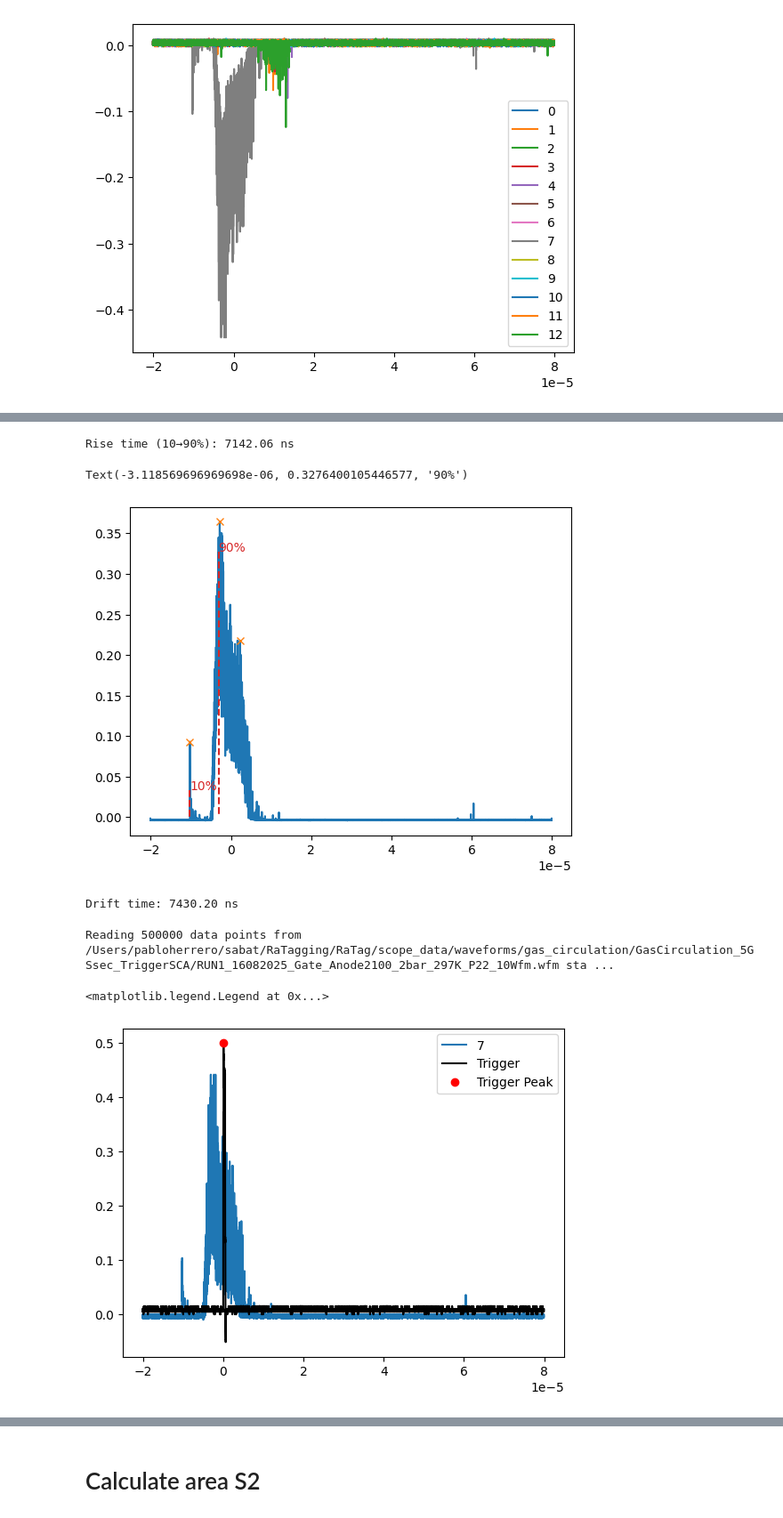
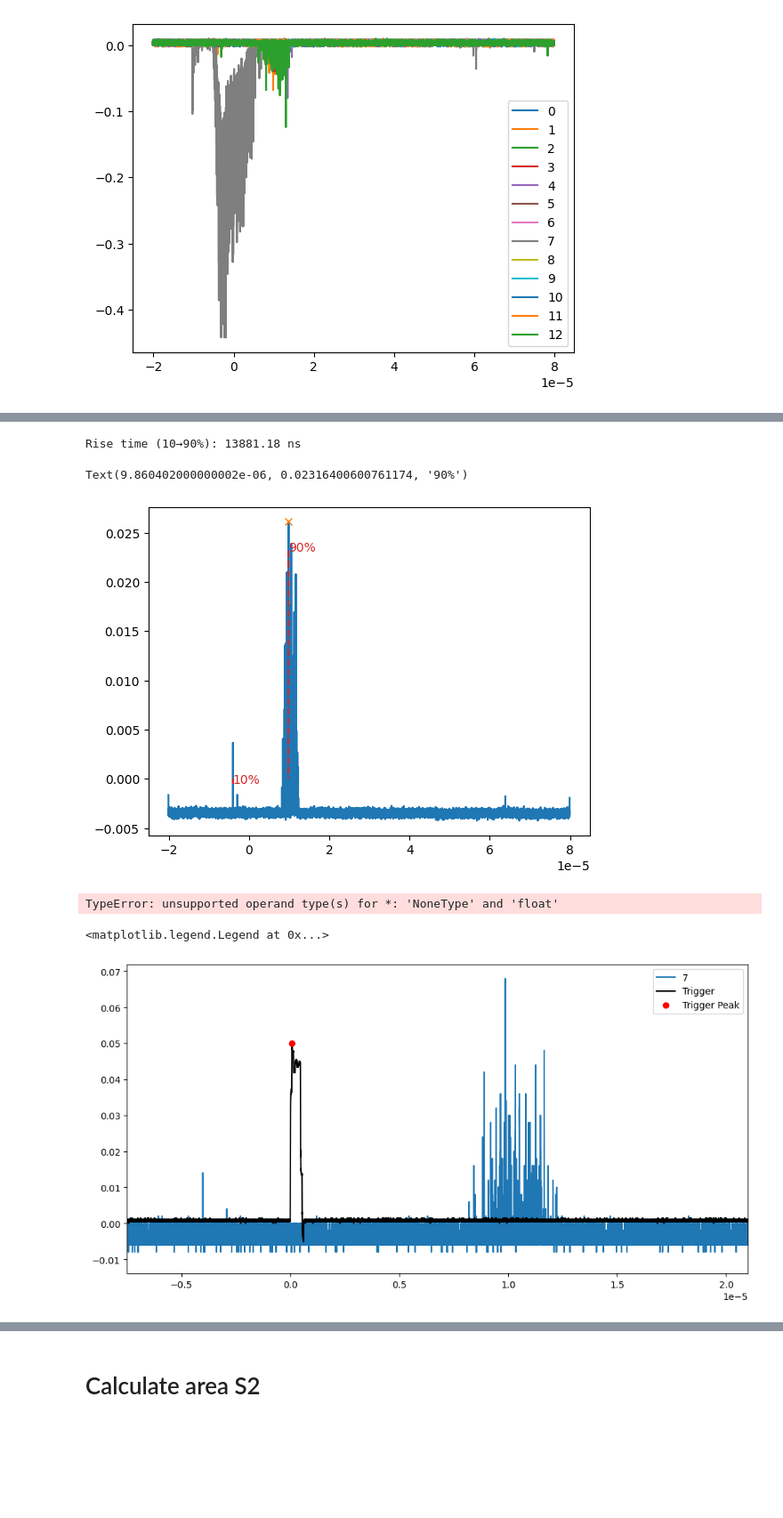
Before and after one commit to proscrite/RaTag, a Jupyter notebook: notebooks/s1s2_rate.ipynb, the cells around one changed output, grey strips where cells are left out. Shown: that part at 89% size. Drawn from its saved outputs; the diff is of its cells as text; code cells hidden in the pictures; blank space fills up the shorter version.

```diff
--- a/notebooks/s1s2_rate.ipynb
+++ b/notebooks/s1s2_rate.ipynb
@@ -8,7 +8,7 @@ from scipy.signal import find_peaks
 trigger_file = '/Users/pabloherrero/sabat/RaTagging/RaTag/scope_data/waveforms/gas_circulation/GasCirculation_5GSsec_TriggerSCA/sca_waveform.wfm'
 trig = wfm2read(trigger_file)
 trig_x, trig_y = trig[1], trig[0]
-trig_y = trig_y / (2* np.max(trig_y))
+trig_y = trig_y / (20* np.max(trig_y))
 
 path = '/Users/pabloherrero/sabat/RaTagging/RaTag/scope_data/waveforms/gas_circulation/GasCirculation_5GSsec_TriggerSCA/*.wfm'
 files = glob(path)
@@ -41,8 +41,8 @@ Reading 500000 data points from /Users/pabloherrero/sabat/RaTagging/RaTag/scope_
 [figure]
 # %%
 # …existing code…
-file7 = files[7]
-wf     = wfm2read(file7)
+file1 = files[1]
+wf     = wfm2read(file1)
 x, y   = wf[1], -wf[0]
 
 # 1) smooth with a simple moving average
@@ -103,9 +103,9 @@ plt.vlines([t10, t90], [thr10, thr90], [0.0, 0.0], linestyles='--', colors='C3')
 plt.text(t10, thr10,  '10%', color='C3')
 plt.text(t90, thr90,  '90%', color='C3')
 # %% [output]
-Rise time (10→90%): 7142.06 ns
+Rise time (10→90%): 13881.18 ns
-Text(-3.118569696969698e-06, 0.3276400105446577, '90%')
+Text(9.860402000000002e-06, 0.02316400600761174, '90%')
-[figure, old version]
+[figure, new version]
 # %%
 cond1 = peaks[0] < main_peak
 x_s1 = x[peaks[0]] if cond1 else None
@@ -113,18 +113,15 @@ x_s2 = x[main_peak] if cond1 else None
 drift_time = x[main_peak] - x[peaks[0]] if cond1 else None
 print(f"Drift time: {drift_time*1e9:.2f} ns")
 # %% [output]
-Drift time: 7430.20 ns
+TypeError: unsupported operand type(s) for *: 'NoneType' and 'float'
 # %%
-file7 = files[7]
-wf = wfm2read(file7)
-x, y = wf[1], -wf[0]
+plt.figure(figsize=(12,6))
 plt.plot(x, y, label=7)
 plt.plot(trig_x, trig_y, label='Trigger', color='black')
 peak_trig = np.argmax(trig_y)
 plt.plot(trig_x[peak_trig], trig_y[peak_trig], 'ro', label='Trigger Peak')
-
+plt.gca().set(xlim=(-0.75e-5, 2.1e-5))
 plt.legend()
 # %% [output]
-Reading 500000 data points from /Users/pabloherrero/sabat/RaTagging/RaTag/scope_data/waveforms/gas_circulation/GasCirculation_5GSsec_TriggerSCA/RUN1_16082025_Gate_Anode2100_2bar_297K_P22_10Wfm.wfm sta ...
+<matplotlib.legend.Legend at 0x...>
-<matplotlib.legend.Legend at 0x...>
-[figure, old version]
+[figure, new version]
```
Also changed, not shown: parts of 8 cells of this notebook, 4 other files.
